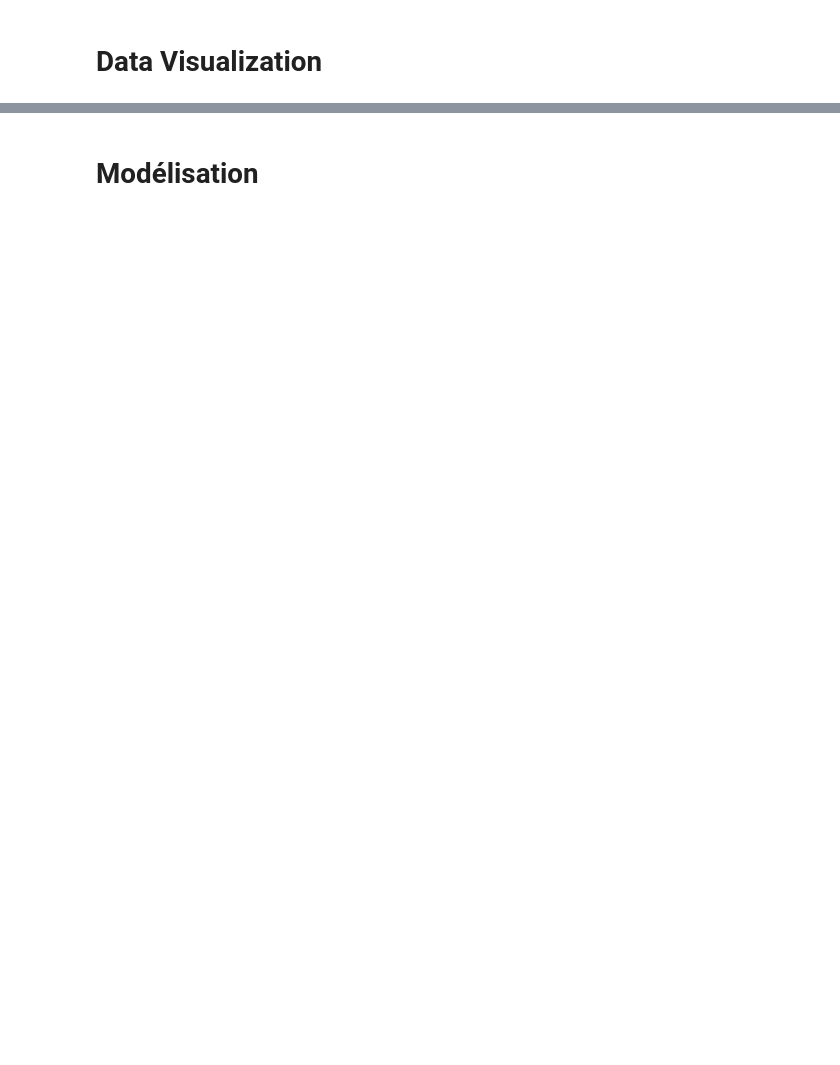
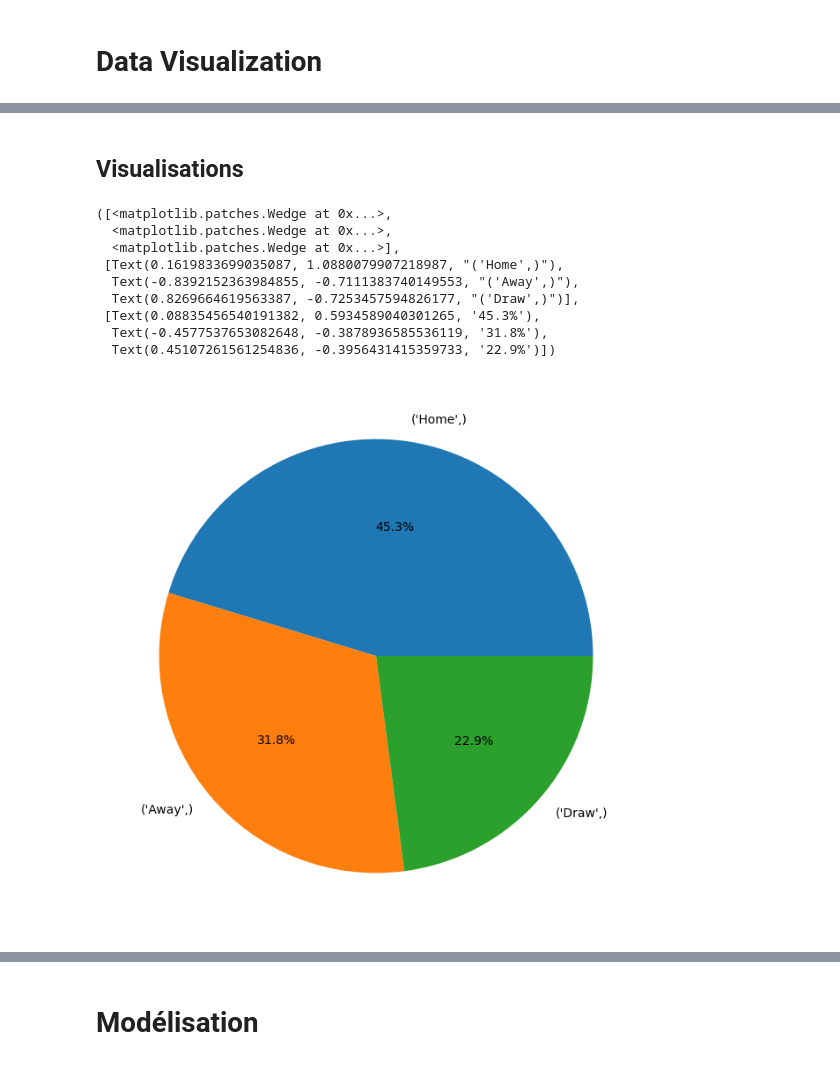
Before and after one commit to JorisCaudard/Algorithme-ML-Football-Match-results-Predictions-, a Jupyter notebook: matchResultPrediction.ipynb, the cells around one changed output, grey strips where cells are left out. Saved outputs shown, nothing was run; the diff lists cells and outputs as text; code cells hidden in the pictures; blank space fills up the shorter version.

```diff
--- a/matchResultPrediction.ipynb
+++ b/matchResultPrediction.ipynb
@@ -161,0 +298,16 @@ ValueError: could not convert string to float: 'Away'
+# %% [markdown]
+## Visualisations
+# %%
+plt.figure(figsize= (8, 8))
+plt.pie(fullTargetData.value_counts(), labels = fullTargetData.value_counts().index, autopct= '%1.1f%%')
+# %% [output]
+([<matplotlib.patches.Wedge at 0x...>,
+  <matplotlib.patches.Wedge at 0x...>,
+  <matplotlib.patches.Wedge at 0x...>],
+ [Text(0.1619833699035087, 1.0880079907218987, "('Home',)"),
+  Text(-0.8392152363984855, -0.7111383740149553, "('Away',)"),
+  Text(0.8269664619563387, -0.7253457594826177, "('Draw',)")],
+ [Text(0.08835456540191382, 0.5934589040301265, '45.3%'),
+  Text(-0.4577537653082648, -0.3878936585536119, '31.8%'),
+  Text(0.45107261561254836, -0.3956431415359733, '22.9%')])
+[figure, added]
```
Also changed, not shown: parts of 57 cells of this notebook, 3 other files.
